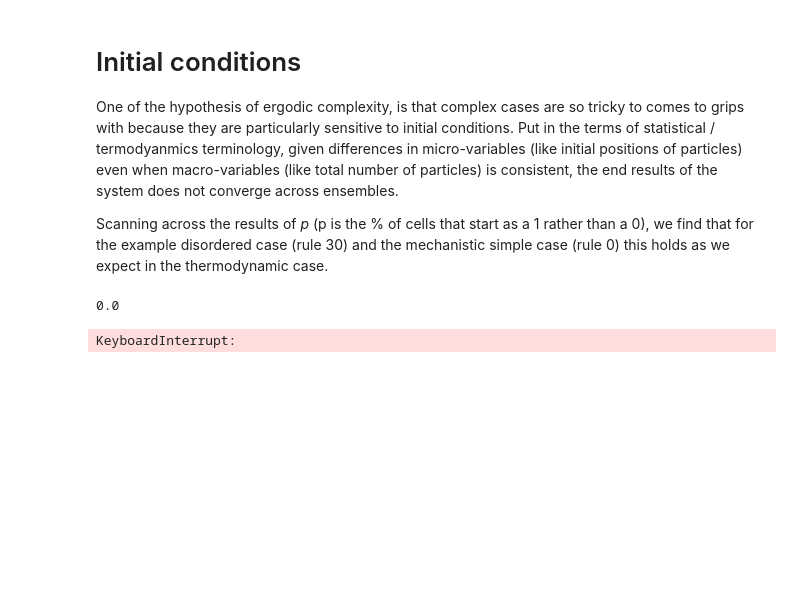
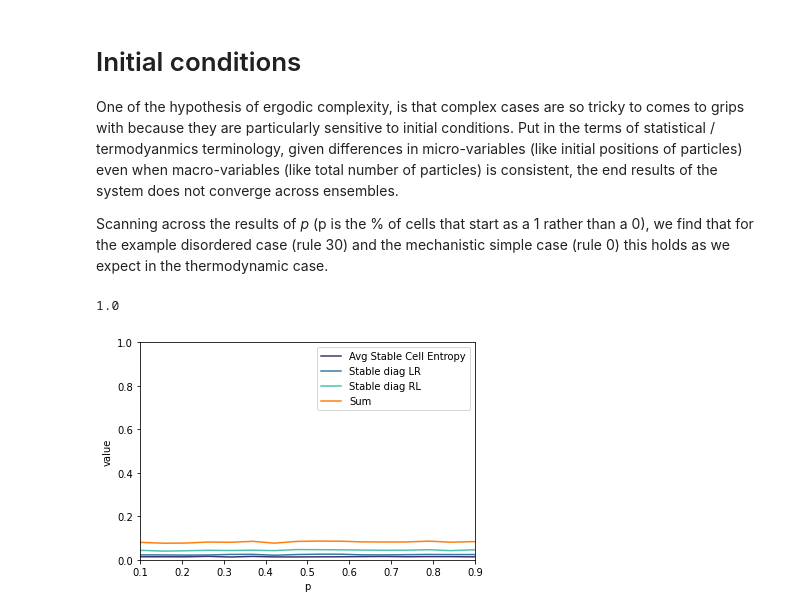
Before and after one commit to timjdavey/incoherence, a Jupyter notebook: notebooks/4.3. Tipping points - Cellular Automata.ipynb, the cells around one changed output. Cells and saved outputs as stored; diff of their text form; code cells hidden in the pictures; blank space fills up the shorter version.

```diff
--- a/notebooks/4.3. Tipping points - Cellular Automata.ipynb
+++ b/notebooks/4.3. Tipping points - Cellular Automata.ipynb
@@ -20,14 +20,14 @@ def cas_for_p(rule=226, cells=100, ensembles=20, steps=100, increments=100):
         cas[p] = ca
     return cas
 
-def plot_complexity(cas, ignore_unstables=True, xlim=(0.1, 0.9)):
+def plot_complexity(cas, ignore_unstables=True, xlim=(0.1, 0.9), ylim=(0,1)):
     dataframe = pd.concat([c.get_analysis('complexity (2)') for c in cas.values()], ignore_index=True)
     dataframe['p'] = cas.keys()
     if ignore_unstables:
         dataframe = dataframe.drop(columns=['Avg Cell Entropy','Last Cell Entropy'])
     h = sns.lineplot(data=dataframe.melt(id_vars='p'), x='p', y='value', hue='variable', palette='mako')
     sns.lineplot(y=dataframe.drop(columns='p').sum(axis=1), x=dataframe['p'], label="Sum")
-    h.set(xlim=xlim, ylim=(0, None))
+    h.set(xlim=xlim, ylim=ylim)
     return dataframe
 # %% [markdown]
 # Initial conditions
@@ -36,9 +36,9 @@ One of the hypothesis of ergodic complexity, is that complex cases are so tricky
 
 Scanning across the results of _p_ (p is the % of cells that start as a 1 rather than a 0), we find that for the example disordered case (rule 30) and the mechanistic simple case (rule 0) this holds as we expect in the thermodynamic case.
 # %%
-cas30 = cas_for_p(rule=30, increments=100)
+cas30 = cas_for_p(rule=30, increments=20)
 cas30_complexities = plot_complexity(cas30)
 # %% [output]
-0.0
+1.0
-KeyboardInterrupt:
+[figure, added]
 # %%
```
Also changed, not shown: parts of 12 cells of this notebook, 11 other files.
